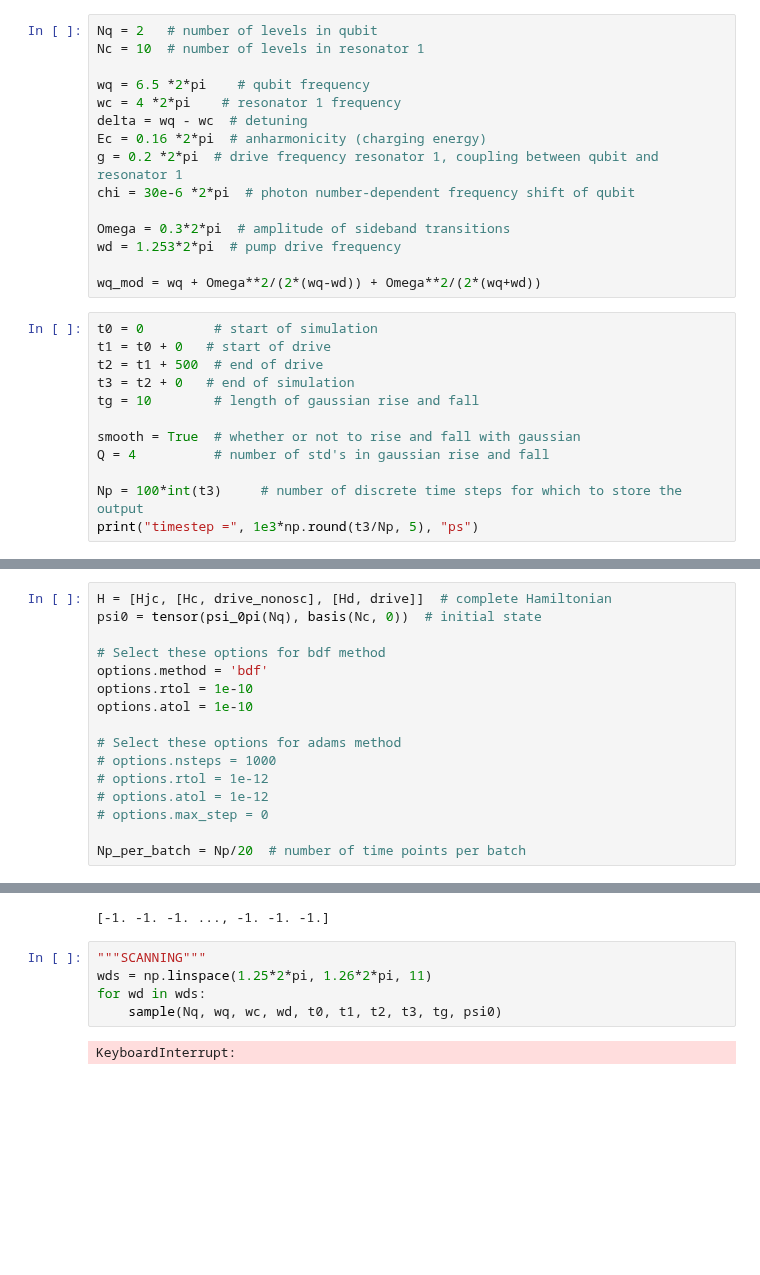
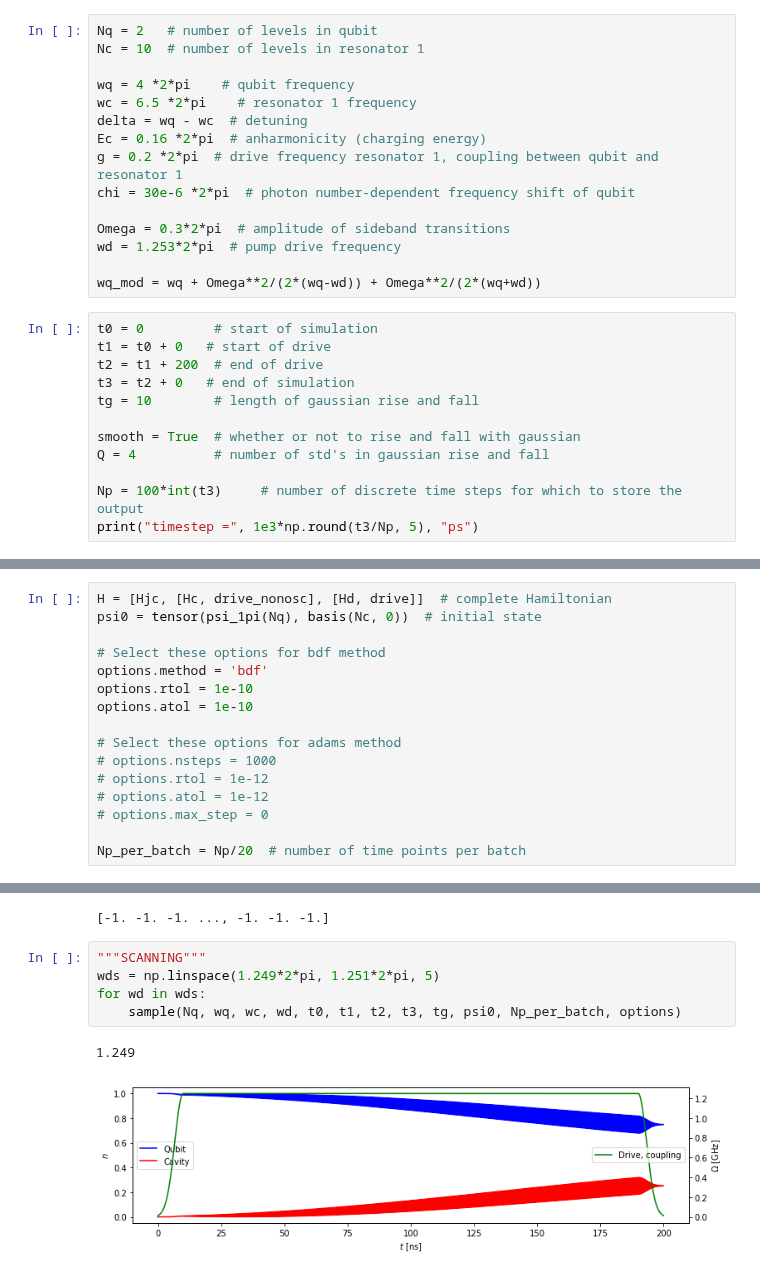
Before and after one commit to wouterkesselsap/thesis, a Jupyter notebook: 2p_sideband.ipynb, the cells around one changed output, grey strips where cells are left out. Cells and saved outputs as stored; diff of their text form; blank space fills up the shorter version.

Commit message:
More variable parameters into sample

```diff
--- a/2p_sideband.ipynb
+++ b/2p_sideband.ipynb
@@ -38,8 +65,8 @@ options.store_states=True
 Nq = 2   # number of levels in qubit
 Nc = 10  # number of levels in resonator 1
 
-wq = 6.5 *2*pi    # qubit frequency
-wc = 4 *2*pi    # resonator 1 frequency
+wq = 4 *2*pi    # qubit frequency
+wc = 6.5 *2*pi    # resonator 1 frequency
 delta = wq - wc  # detuning
 Ec = 0.16 *2*pi  # anharmonicity (charging energy)
 g = 0.2 *2*pi  # drive frequency resonator 1, coupling between qubit and resonator 1
@@ -52,7 +79,7 @@ wq_mod = wq + Omega**2/(2*(wq-wd)) + Omega**2/(2*(wq+wd))
 # %%
 t0 = 0         # start of simulation
 t1 = t0 + 0   # start of drive
-t2 = t1 + 500  # end of drive
+t2 = t1 + 200  # end of drive
 t3 = t2 + 0   # end of simulation
 tg = 10        # length of gaussian rise and fall
 
@@ -88,7 +115,7 @@ H_args = {'t0' : t0, 't1' : t1, 't2' : t2,
 e_ops = [nq, nc]
 # %%
 H = [Hjc, [Hc, drive_nonosc], [Hd, drive]]  # complete Hamiltonian
-psi0 = tensor(psi_0pi(Nq), basis(Nc, 0))  # initial state
+psi0 = tensor(psi_1pi(Nq), basis(Nc, 0))  # initial state
 
 # Select these options for bdf method
 options.method = 'bdf'
@@ -237,8 +264,9 @@ print(e1g0)
 [-1. -1. -1. ..., -1. -1. -1.]
 # %%
 """SCANNING"""
-wds = np.linspace(1.25*2*pi, 1.26*2*pi, 11)
+wds = np.linspace(1.249*2*pi, 1.251*2*pi, 5)
 for wd in wds:
-    sample(Nq, wq, wc, wd, t0, t1, t2, t3, tg, psi0)
+    sample(Nq, wq, wc, wd, t0, t1, t2, t3, tg, psi0, Np_per_batch, options)
 # %% [output]
-KeyboardInterrupt:
+1.249
+[figure, added]
```
Also changed, not shown: parts of 3 cells of this notebook, 1 other file.
